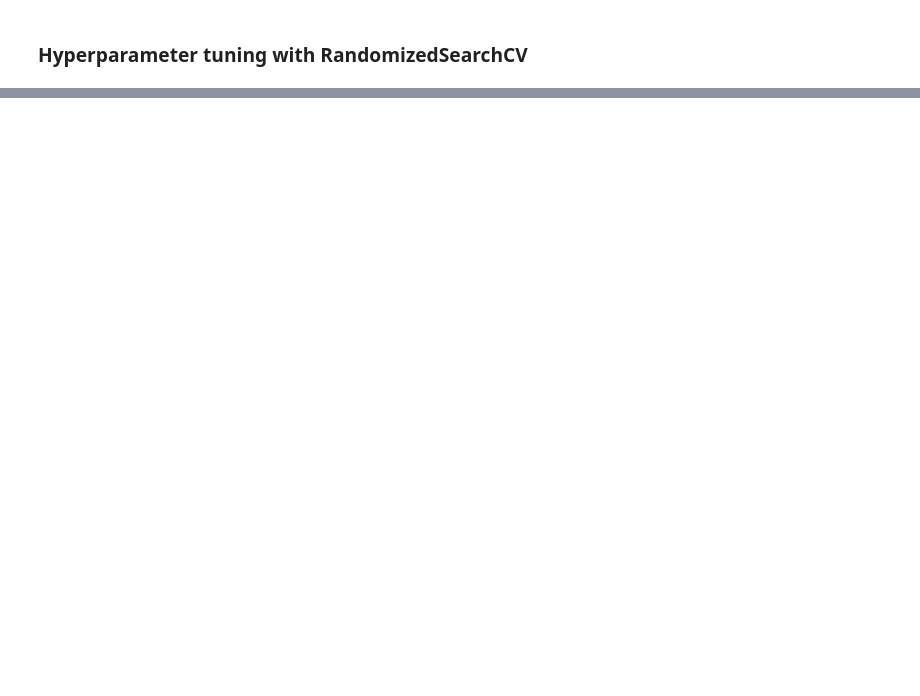
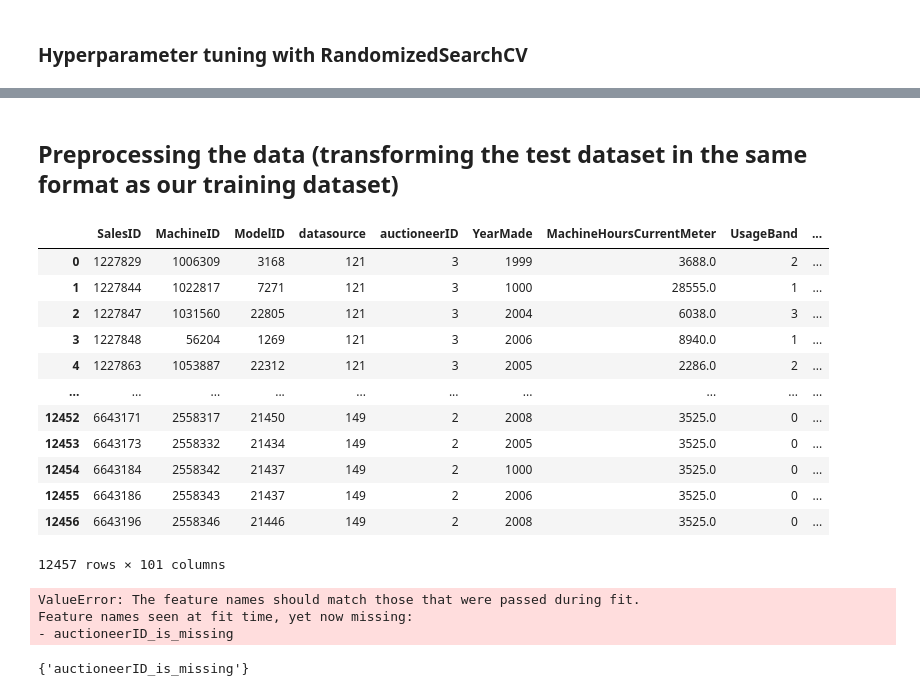
Before and after one commit to rajtmg23/data_science, a Jupyter notebook: bulldozer-price-prediction-project/end-to-end-bulldozer-price-regression.ipynb, the cells around one changed output, grey strips where cells are left out. Cells and saved outputs as stored; diff of their text form; code cells hidden in the pictures; blank space fills up the shorter version.

Commit message:
buldozer-price-prediction-completed

```diff
--- a/bulldozer-price-prediction-project/end-to-end-bulldozer-price-regression.ipynb
+++ b/bulldozer-price-prediction-project/end-to-end-bulldozer-price-regression.ipynb
@@ -682,0 +806,4 @@ rs_model.fit(X_train, y_train)
+# %%
+# Import the test data
+df_test = pd.read_csv("data/Test.csv", low_memory=False, parse_dates=['saledate'])
+df_test.head()
@@ -682,0 +838,60 @@ rs_model.fit(X_train, y_train)
+# %% [markdown]
+## Preprocessing the data (transforming the test dataset in the same format as our training dataset)
+# %%
+def preprocess_data(df):
+    """
+    Performs transformation of df and returns transformed df
+    """
+    df['saleYear'] = df.saledate.dt.year
+    df['saleMonth'] = df.saledate.dt.month
+    df['saleDay'] = df.saledate.dt.day
+    df['saleDayOfWeek'] = df.saledate.dt.dayofweek
+    df['saleDayOfYear'] = df.saledate.dt.dayofyear
+
+    df.drop('saledate', axis=1, inplace=True)
+
+    # Fill numeric rows with the median.
+    for label, content in df.items():
+        if pd.api.types.is_numeric_dtype(content):
+            if pd.isnull(content).sum():
+                # Add a binary column which tells us if the data was missing or not.
+                df[label+"_is_missing"] = pd.isnull(content)
+                # Fill missing numeric values with median.
+                df[label] = content.fillna(content.median())
+
+    # Turn string into categorical variables into numbers and fill missing
+        if not pd.api.types.is_numeric_dtype(content):
+            # Add binary column to indicate whether sample had missing value
+            df[label+"_is_missing"] = pd.isnull(content)
+            # Turn categories into numbers and add + 1
+            df[label] = pd.Categorical(content).codes+1
+
+
+    return df
+# %%
+preprocess_data(df_test)
+# %% [output]
+|  | SalesID | MachineID | ModelID | datasource | auctioneerID | YearMade | MachineHoursCurrentMeter | UsageBand | ... |
+| 0 | 1227829 | 1006309 | 3168 | 121 | 3 | 1999 | 3688.0 | 2 | ... |
+| 1 | 1227844 | 1022817 | 7271 | 121 | 3 | 1000 | 28555.0 | 1 | ... |
+| 2 | 1227847 | 1031560 | 22805 | 121 | 3 | 2004 | 6038.0 | 3 | ... |
+| 3 | 1227848 | 56204 | 1269 | 121 | 3 | 2006 | 8940.0 | 1 | ... |
+| 4 | 1227863 | 1053887 | 22312 | 121 | 3 | 2005 | 2286.0 | 2 | ... |
+| ... | ... | ... | ... | ... | ... | ... | ... | ... | ... |
+| 12452 | 6643171 | 2558317 | 21450 | 149 | 2 | 2008 | 3525.0 | 0 | ... |
+| 12453 | 6643173 | 2558332 | 21434 | 149 | 2 | 2005 | 3525.0 | 0 | ... |
+| 12454 | 6643184 | 2558342 | 21437 | 149 | 2 | 1000 | 3525.0 | 0 | ... |
+| 12455 | 6643186 | 2558343 | 21437 | 149 | 2 | 2006 | 3525.0 | 0 | ... |
+| 12456 | 6643196 | 2558346 | 21446 | 149 | 2 | 2008 | 3525.0 | 0 | ... |
+12457 rows × 101 columns
+# %%
+model_predicts = ideal_model.predict(df_test)
+# %% [output]
+ValueError: The feature names should match those that were passed during fit.
+Feature names seen at fit time, yet now missing:
+- auctioneerID_is_missing
+# %%
+# We can find how the columns differ using sets
+set(X_train.columns) - set(df_test.columns)
+# %% [output]
+{'auctioneerID_is_missing'}
```
Also changed, not shown: parts of 34 cells of this notebook.
